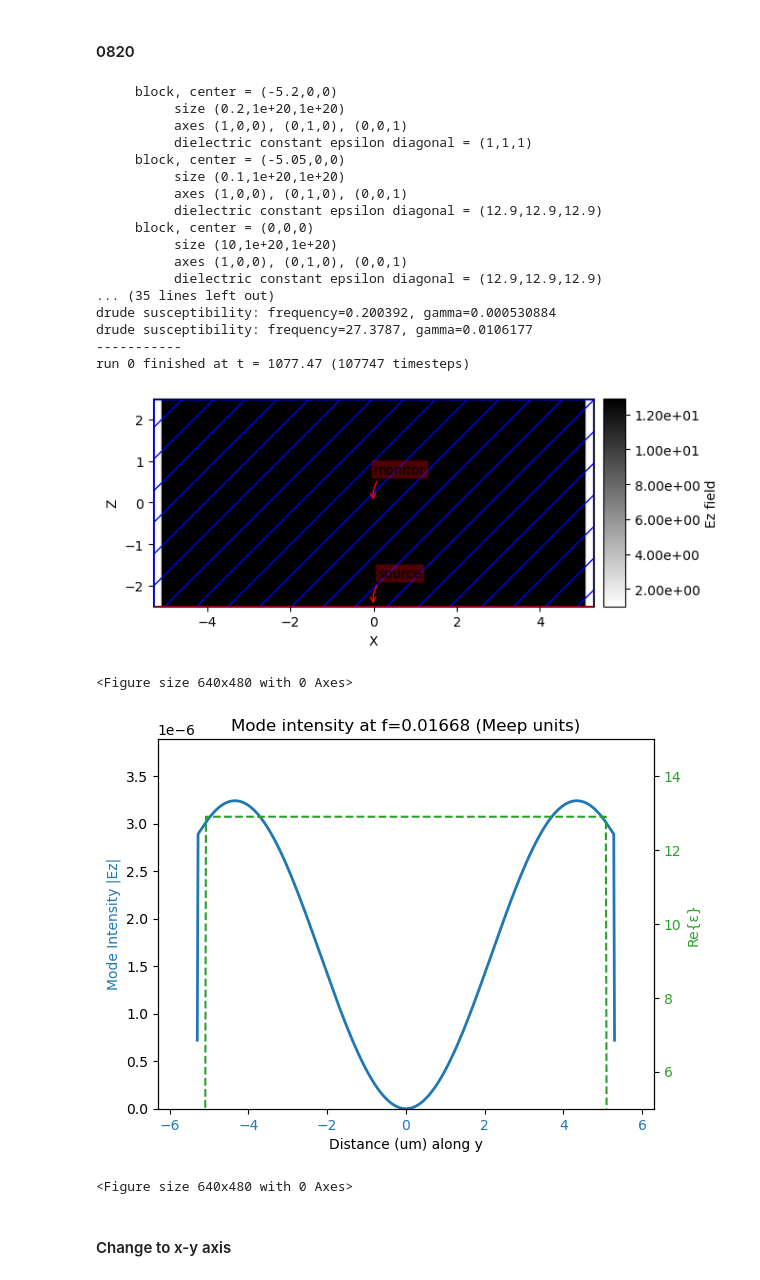
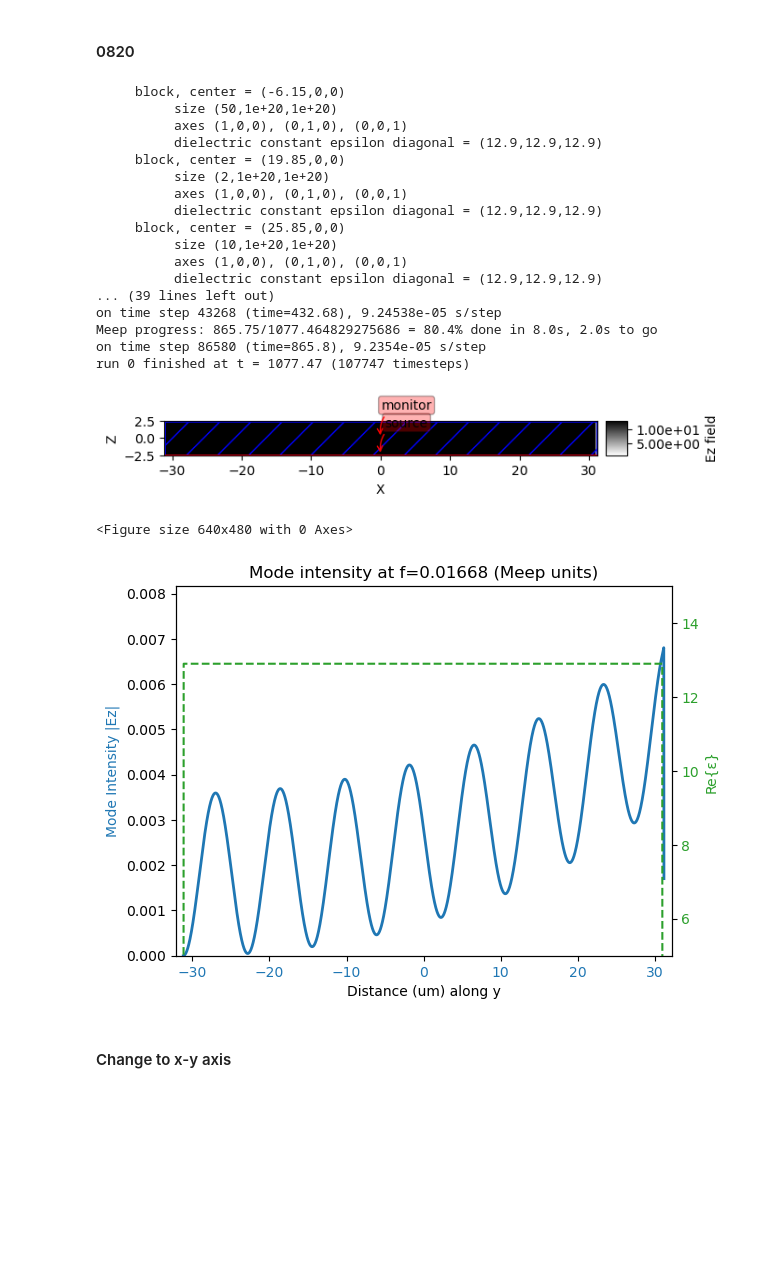
Before and after one commit to zhou277/Semiconductor_laser, a Jupyter notebook: 3_Mode_intensity.ipynb, the cells around one changed output. Drawn from its saved outputs; the diff is of its cells as text; code cells hidden in the pictures; blank space fills up the shorter version.

```diff
--- a/3_Mode_intensity.ipynb
+++ b/3_Mode_intensity.ipynb
@@ -892,7 +892,6 @@ imsave_I2(I2_bwd, 'Backward |Ez|² (-kz)','results/I2_backward.png')
 import meep as mp
 import numpy as np
 import matplotlib.pyplot as plt
-from meep.materials import Au,GaAs
 import math
 
 # Perfectly Matched Layer if THz , set PML to 1
@@ -902,7 +901,7 @@ Au_thickness = 0.2
 nSI_GaAs_thickness = 0.1
 Active_GaAs_thickness = 10
 substrate_GaAs_thickness = 50
-model = 'MM'  # 'plasmon' or 'MM'
+model = 'plasmon'  # 'plasmon' or 'MM'
 
 ###-------------------------basic config--------------------------------------###
 # Set up for source frequency
@@ -925,29 +924,18 @@ def drude_medium(N_cm3, tau_ps, m_eff_ratio, eps_inf)-> mp.Medium:
     omega_meep    = omega_p / (2 * math.pi * c)           # Meep units [1/µm]
     gamma_meep   = gamma_s / (2 * math.pi * c)           # Meep units [1/µm]
 
-    # # Convert units
-    # N_m3    = N_cm3 * 1e6  # from cm^-3 to m^-3
-    # tau     = tau_ps * 1e-12  # from ps to s
-
-    # # Plasma frequency: ω_p^2 = Ne^2 / (eps0 * m*)
-    # omega_p2_SI = N_m3 * e ** 2 / (eps0 * m_eff)  # in rad^2/s^2
-    # gamma_SI    = 1 / tau  # in Hz
-
-    # # Convert to Meep units (divide by unit_freq)
-    # omega_p2_meep   = omega_p2_SI / (unit_freq ** 2)
-    # gamma_meep      = gamma_SI / unit_freq
-
     # Return Meep medium object
-    return mp.Medium(epsilon=eps_inf,E_susceptibilities=[mp.DrudeSusceptibility(frequency=omega_meep,
+    return mp.Medium(epsilon=eps_inf,
+                     E_susceptibilities=[mp.DrudeSusceptibility(frequency=omega_meep,
                                                                 gamma=gamma_meep,
                                    )])
 
-Au_fun         = drude_medium(N_cm3=5.6e22, tau_ps=0.05,    m_eff_ratio=0.067, eps_inf=1.0 )
+Au_fun         = drude_medium(N_cm3=5.6e22, tau_ps=0.05,    m_eff_ratio=1, eps_inf=1.0 )
 GaAs_5e18_fun  = drude_medium(N_cm3=5.0e18, tau_ps=0.1,     m_eff_ratio=0.067, eps_inf=12.9)
 GaAs_5e15_fun  = drude_medium(N_cm3=5.0e15, tau_ps=1.0,     m_eff_ratio=0.067, eps_inf=12.9)
 GaAs_3e18_fun  = drude_medium(N_cm3=3.0e18, tau_ps=1.0,     m_eff_ratio=0.067, eps_inf=12.9)
 GaAs_1e18_fun  = drude_medium(N_cm3=1.0e18, tau_ps=0.1,     m_eff_ratio=0.067, eps_inf=12.9)
-GaAs_0_fun  = drude_medium(N_cm3=0, tau_ps=1.0,  m_eff_ratio=0.067, eps_inf=12.9)
+GaAs_0_fun     = drude_medium(N_cm3=0, tau_ps=1.0,  m_eff_ratio=0.067, eps_inf=12.9)
 
 ###--------------------------geometry------------------------------------------###
 # define the basic height of layers
@@ -972,10 +960,10 @@ elif model == 'MM':
     material_height = Au_thickness + nSI_GaAs_thickness + Active_GaAs_thickness + nSI_GaAs_thickness + Au_thickness
     x0 = -0.5 * material_height
     add_layer(Au_thickness,             Au_fun)
-    add_layer(nSI_GaAs_thickness,       GaAs_3e18_fun)
+    add_layer(nSI_GaAs_thickness,       GaAs_5e18_fun)
 # other layers
-add_layer(Active_GaAs_thickness,    GaAs_0_fun)
-add_layer(nSI_GaAs_thickness,       GaAs_3e18_fun)
+add_layer(Active_GaAs_thickness,    GaAs_5e15_fun)
+add_layer(nSI_GaAs_thickness,       GaAs_5e18_fun)
 add_layer(Au_thickness,             Au_fun)
 
 ###-------------------------source---------------------------###
@@ -986,8 +974,8 @@ sz = 5
 cell = mp.Vector3(sx, sy, sz)
 
 sources = [mp.Source(
-                    # src=mp.ContinuousSource(frequency=freq_in_meep,fwidth=fwidth),
-                    src=mp.GaussianSource(frequency=freq_in_meep,fwidth=fwidth),
+                    src=mp.ContinuousSource(frequency=freq_in_meep,fwidth=fwidth),
+                    # src=mp.GaussianSource(frequency=freq_in_meep,fwidth=fwidth),
                     amplitude=1,
                     component=mp.Hy,
                     center=mp.Vector3(0,0,-sz/2),      # 放在结构左侧一些
@@ -1076,13 +1064,6 @@ sim = mp.Simulation(
     sources=sources,
     dimensions=2)
 
-
-# sim.run(until=10)
-# plot_Ex(sim)
-
-# for i in range (0,10,1):
-#     sim.run(until=i)
-#     plot_Ex(sim)
 dft_fields = sim.add_dft_fields([mp.Ex, mp.Ey, mp.Ez],
                                  freq_in_meep, 0, 1,
                                  where=mp.Volume(center=mp.Vector3(0,0,0),
@@ -1111,53 +1092,49 @@ Ey = sim.get_dft_array(dft_fields, mp.Ey, 0)
 Ez = np.squeeze(Ez)               # (Nx, Ny, Nz) -> (Nx,)
 # Ex = np.squeeze(Ex)
 I = np.abs(Ez)**2
-# I = np.abs(Ex)**2
 plt.figure()
 x_coords = np.linspace(-cell.x/2, cell.x/2, I.shape[0])
 
 fig, ax1 = plt.subplots()
 color = 'tab:blue'
 ax1.set_xlabel('Distance (um) along y')
 ax1.set_ylabel('Mode Intensity |Ez|', color=color)
 ax1.plot(x_coords, I, lw=2, label='forward-projected |Ez|² (x–z, normalized)')
 ax1.tick_params(axis='x', labelcolor=color)
 ax1.set_xlim(-sx/2-1,sx/2+1)
 ax1.set_ylim(0, np.max(I)*1.2)
 
 eps_data = np.array([sim.get_epsilon_point(mp.Vector3(xi,0,0)) for xi in x_coords])
 ax2 = ax1.twinx()
 color = 'tab:green'
 ax2.set_ylabel('Re{ε}', color=color)
 ax2.plot(x_coords, eps_data, color=color, linestyle='--')
 ax2.tick_params(axis='y', labelcolor=color)
 ax2.set_ylim(5, 15)
 
 plt.title(f"Mode intensity at f={freq_in_meep:.5f} (Meep units)")
 plt.show()
-
-plt.savefig('results/mode_profile_forward_xz.png', dpi=300)
 # %% [output]
-     block, center = (-5.2,0,0)
-          size (0.2,1e+20,1e+20)
-          axes (1,0,0), (0,1,0), (0,0,1)
-          dielectric constant epsilon diagonal = (1,1,1)
-     block, center = (-5.05,0,0)
-          size (0.1,1e+20,1e+20)
+     block, center = (-6.15,0,0)
+          size (50,1e+20,1e+20)
           axes (1,0,0), (0,1,0), (0,0,1)
           dielectric constant epsilon diagonal = (12.9,12.9,12.9)
-     block, center = (0,0,0)
+     block, center = (19.85,0,0)
+          size (2,1e+20,1e+20)
+          axes (1,0,0), (0,1,0), (0,0,1)
+          dielectric constant epsilon diagonal = (12.9,12.9,12.9)
+     block, center = (25.85,0,0)
           size (10,1e+20,1e+20)
           axes (1,0,0), (0,1,0), (0,0,1)
           dielectric constant epsilon diagonal = (12.9,12.9,12.9)
-... (35 lines left out)
-drude susceptibility: frequency=0.200392, gamma=0.000530884
-drude susceptibility: frequency=27.3787, gamma=0.0106177
------------
+... (39 lines left out)
+on time step 43268 (time=432.68), 9.24538e-05 s/step
+Meep progress: 865.75/1077.464829275686 = 80.4% done in 8.0s, 2.0s to go
+on time step 86580 (time=865.8), 9.2354e-05 s/step
 run 0 finished at t = 1077.47 (107747 timesteps)
-[figure, old version]
+[figure, new version]
 <Figure size 640x480 with 0 Axes>
-[figure, old version]
+[figure, new version]
-<Figure size 640x480 with 0 Axes>
 # %% [markdown]
 #### Change to x-y axis
 # %%
```
Also changed, not shown: 14 other files.
